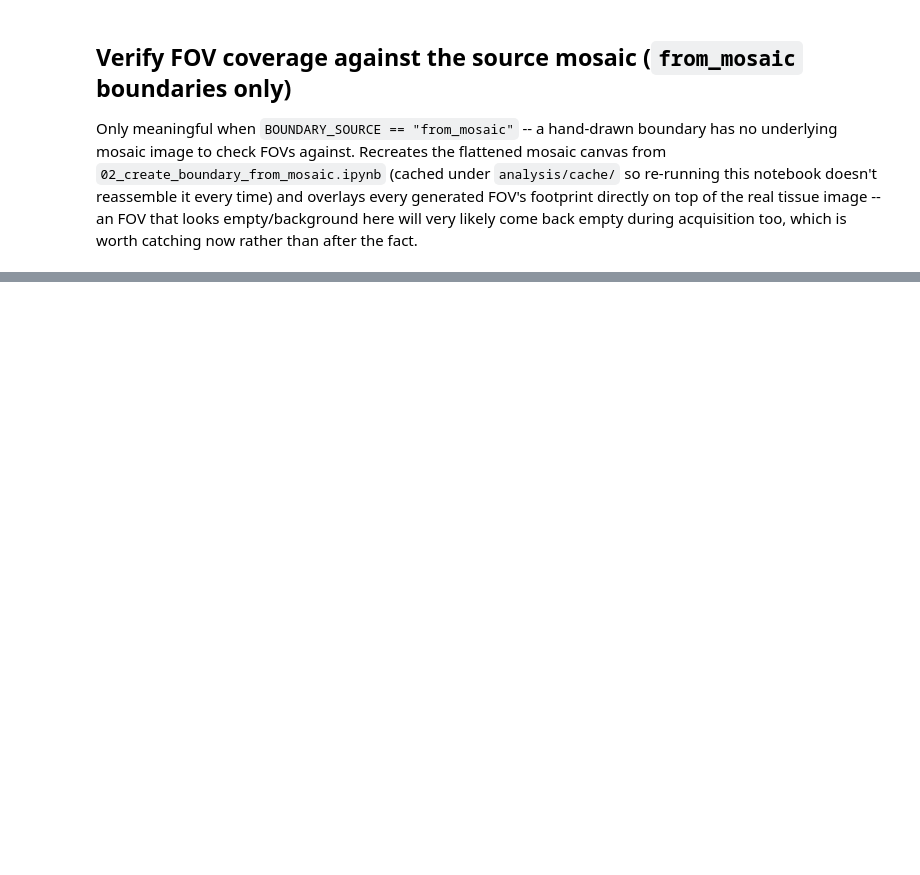
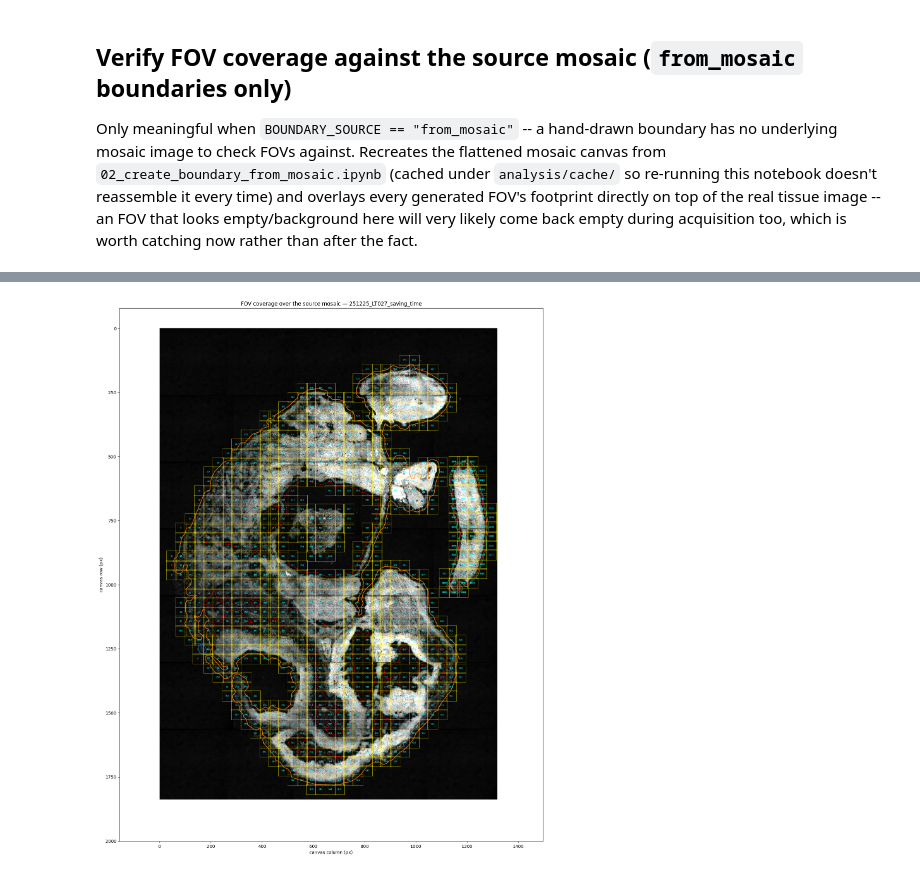
Before and after one commit to leonardosepulveda/MERci, a Jupyter notebook: notebooks/prepare_imaging/lineage_tracing/merfish/02_create_positions_from_boundaries.ipynb, the cells around one changed output, grey strips where cells are left out. Saved outputs shown, nothing was run; the diff lists cells and outputs as text; code cells hidden in the pictures; blank space fills up the shorter version.

```diff
--- a/notebooks/prepare_imaging/lineage_tracing/merfish/02_create_positions_from_boundaries.ipynb
+++ b/notebooks/prepare_imaging/lineage_tracing/merfish/02_create_positions_from_boundaries.ipynb
@@ -374,39 +406,84 @@ else:
 # %%
 # ── Overlay the generated FOVs on the source mosaic image ────────────────
+# 0-based global FOV index (a running counter across every boundary's own
+# path, in boundary order -- boundary FOVs only, no transit, matching what
+# this overlay already draws). Non-empty + valid indices here are drawn in
+# magenta/bold instead of the default yellow, to spot-check specific FOVs.
+selected_FOVs = []
+
 if mosaic_canvas is not None:
     def _um_to_px(x, y):
         return ((np.asarray(x) - mosaic_canvas.origin_um[0]) / mosaic_canvas.pixel_size_um,
                  (np.asarray(y) - mosaic_canvas.origin_um[1]) / mosaic_canvas.pixel_size_um)
 
+    half_px = (fov_size_um / 2) / mosaic_canvas.pixel_size_um
+
+    # Bounding box of every generated FOV (all boundaries), converted to px,
+    # to crop the plot to +/- 5 FOVs of margin -- the full mosaic canvas is
+    # mostly black background far outside the tissue/boundary region.
+    all_px = [_um_to_px(path[:, 0], path[:, 1])[0] for path in boundary_paths]
+    all_py = [_um_to_px(path[:, 0], path[:, 1])[1] for path in boundary_paths]
+    all_px_flat, all_py_flat = np.concatenate(all_px), np.concatenate(all_py)
+    margin_px = 5 * (fov_size_um / mosaic_canvas.pixel_size_um)
+    x_min, x_max = all_px_flat.min() - margin_px, all_px_flat.max() + margin_px
+    y_min, y_max = all_py_flat.min() - margin_px, all_py_flat.max() + margin_px
+
+    # Size the figure from the CROPPED region's extent in FOV-widths, not a
+    # fixed constant, so the per-FOV number stays legible whether the crop
+    # covers a handful of FOVs or several hundred (capped so a very large
+    # grid doesn't request an unreasonable canvas).
+    step_px       = fov_size_um / mosaic_canvas.pixel_size_um
+    inch_per_fov  = 0.35
+    fig_w = float(np.clip((x_max - x_min) / step_px * inch_per_fov, 8, 60))
+    fig_h = float(np.clip((y_max - y_min) / step_px * inch_per_fov, 8, 60))
+
     covered_vals = mosaic_canvas.image[mosaic_canvas.covered]
-    fig, ax = plt.subplots(figsize=(10, 10))
+    fig, ax = plt.subplots(figsize=(fig_w, fig_h))
     ax.imshow(
         mosaic_canvas.image, cmap="gray",
         vmin=np.percentile(covered_vals, 1), vmax=np.percentile(covered_vals, 99),
     )
 
-    half_px = (fov_size_um / 2) / mosaic_canvas.pixel_size_um
+    n_total_fovs = int(all_px_flat.size)
+    invalid_selected = [f for f in selected_FOVs if not (0 <= f < n_total_fovs)]
+    if invalid_selected:
+        print(f"WARNING: selected_FOVs has out-of-range indices "
+              f"(valid: 0..{n_total_fovs - 1}), ignoring: {invalid_selected}")
+    selected_set = {f for f in selected_FOVs if 0 <= f < n_total_fovs}
+
+    fov_idx = 0
     for i, (spec, poly, path) in enumerate(zip(boundaries, boundary_polys, boundary_paths)):
         c = colors[i % len(colors)]
         bx_px, by_px = _um_to_px(*poly.exterior.xy)
         ax.plot(bx_px, by_px, "-", lw=1.2, color=c)
         px, py = _um_to_px(path[:, 0], path[:, 1])
         for cx, cy in zip(px, py):
+            is_selected = fov_idx in selected_set
             ax.add_patch(mpatches.Rectangle(
                 (cx - half_px, cy - half_px), 2 * half_px, 2 * half_px,
-                lw=0.4, edgecolor="yellow", facecolor="none",
+                lw=1.6 if is_selected else 0.4,
+                edgecolor="magenta" if is_selected else "yellow", facecolor="none",
             ))
+            ax.text(cx, cy, str(fov_idx), ha="center", va="center",
+                    fontsize=5, color="magenta" if is_selected else "cyan",
+                    fontweight="bold" if is_selected else "normal")
+            fov_idx += 1
 
     for hole in holes:
         hx_px, hy_px = _um_to_px(*hole.exterior.xy)
         ax.plot(hx_px, hy_px, "r--", lw=0.8)
+
+    ax.set_xlim(x_min, x_max)
+    ax.set_ylim(y_max, y_min)   # imshow's default origin puts row 0 at the top
 
     ax.set_title(f"FOV coverage over the source mosaic — {SAMPLE_NAME}", fontsize=12)
     ax.set_xlabel("canvas column (px)", fontsize=10)
     ax.set_ylabel("canvas row (px)", fontsize=10)
     fig.tight_layout()
     fig.savefig(POSITIONS_DIR / f"fov_over_mosaic_{POSITIONS_TAG}.png", dpi=150)
     plt.show()
+# %% [output]
+[figure, added]
 # %%
 # ── Full-sequence path statistics (in acquisition order) ─────────────────
 full_path             = np.concatenate([s["coords"] for s in segments], axis=0)
```
Also changed, not shown: parts of 6 cells of this notebook, 4 other files.
